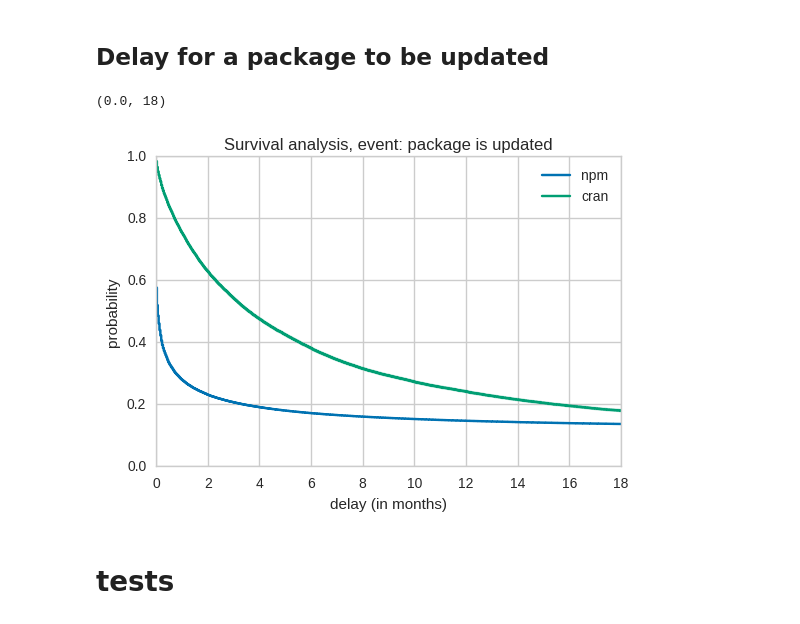
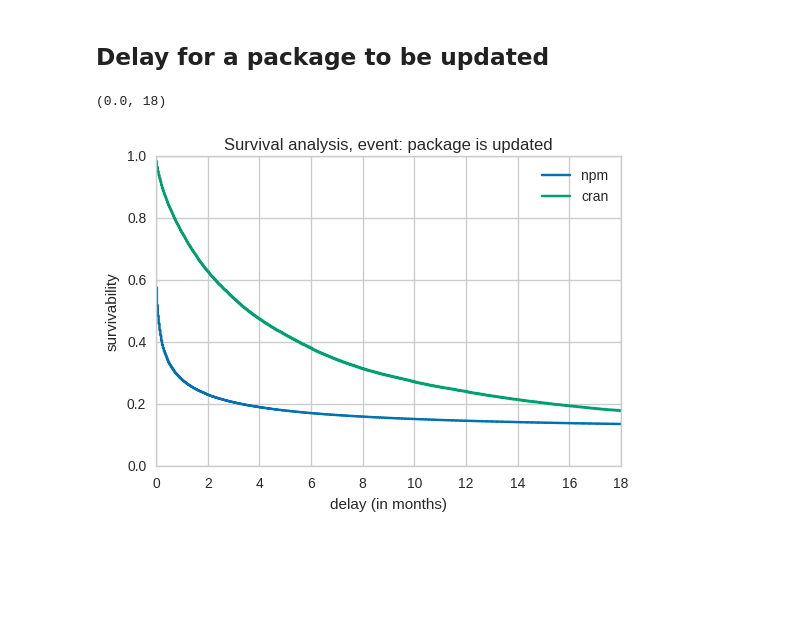
Before and after one commit to maelick/deps-analysis, a Jupyter notebook: notebook/Exploratory.ipynb, the cells around one changed output. Saved outputs shown, nothing was run; the diff lists cells and outputs as text; code cells hidden in the pictures; blank space fills up the shorter version.

```diff
--- a/notebook/Exploratory.ipynb
+++ b/notebook/Exploratory.ipynb
@@ -216,26 +216,24 @@ df_t_conflict.plot(ax=axes[3], title='Prop. of conflicting packages (non-transit
 # %%
 fig, ax = matplotlib.pyplot.subplots(1, 1)
 
 for ecos, pkg in df_pkg.items(): # [('cran', df_pkg['cran'])]:
     df = pkg.reset_index().sort_values(['package', 'time']).set_index(['package', 'version'])
-    df['next_time'] = df.shift(-1)
-    df.loc[df.groupby(level='package').tail(1).index, 'next_time'] = pandas.NaT
+    df['next_time'] = df['time'].shift(-1)
+    df.loc[df.groupby(level='package', sort=False).tail(1).index, 'next_time'] = pandas.NaT
 
     observed = ~df['next_time'].isnull()
     duration = (
         (df['next_time'].fillna(df['time'].max()).astype('datetime64[ns, UTC]')
          - df['time'].astype('datetime64[ns, UTC]')).dt.days / 30
     )
     kmp = lifelines.KaplanMeierFitter()
     kmp.fit(duration, observed, label=ecos)
-    kmp.plot(ax=ax)
+    kmp.plot(ax=ax, color=COLORS[ecos])
 
 ax.set_xlabel('delay (in months)')
-ax.set_ylabel('probability')
+ax.set_ylabel('survivability')
 ax.set_title('Survival analysis, event: package is updated')
 ax.set_xlim(right=18)
 # %% [output]
 (0.0, 18)
-[figure, old version]
+[figure, new version]
-# %% [markdown]
-# tests
```
Also changed, not shown: parts of 3 cells of this notebook.
